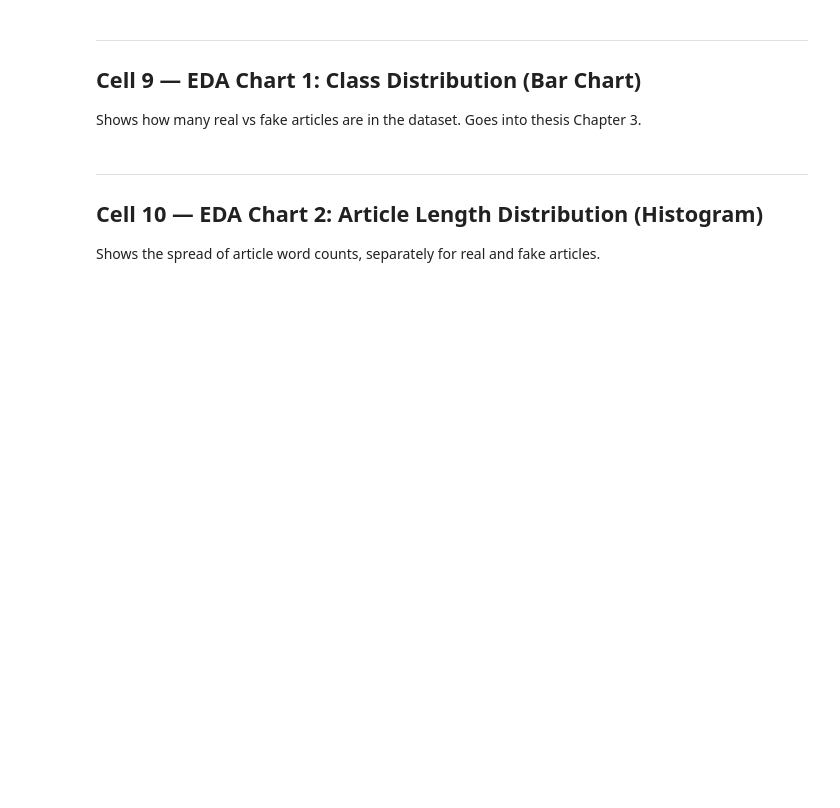
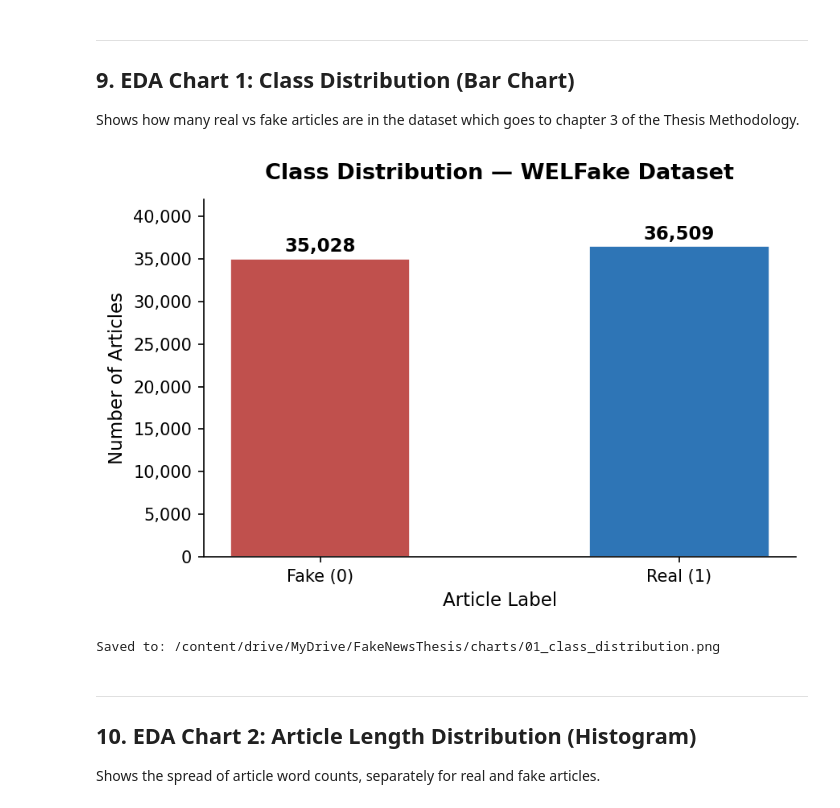
Before and after one commit to mikesayanka/fake-news-detection-thesis, a Jupyter notebook: phase2-data-prep/Phase2_DataPrep_GC3183502.ipynb, the cells around one changed output. Drawn from its saved outputs; the diff is of its cells as text; code cells hidden in the pictures; blank space fills up the shorter version.

Commit message:
Phase 2: fix WELFake label encoding — 0=fake, 1=real

```diff
--- a/phase2-data-prep/Phase2_DataPrep_GC3183502.ipynb
+++ b/phase2-data-prep/Phase2_DataPrep_GC3183502.ipynb
@@ -198,39 +310,42 @@ print('Label 0 = Real  |  Label 1 = Fake')
 # %% [markdown]
 ---
-## Cell 9 — EDA Chart 1: Class Distribution (Bar Chart)
-Shows how many real vs fake articles are in the dataset. Goes into thesis Chapter 3.
+## 9. EDA Chart 1: Class Distribution (Bar Chart)
+Shows how many real vs fake articles are in the dataset which goes to chapter 3 of the Thesis Methodology.
 # %%
 label_counts = df['label'].value_counts().sort_index()
-labels       = ['Real (0)', 'Fake (1)']
-colors       = [REAL_COLOR, FAKE_COLOR]
+labels       = ['Fake (0)', 'Real (1)']
+colors       = [FAKE_COLOR, REAL_COLOR]
 counts       = [label_counts[0], label_counts[1]]
 
 fig, ax = plt.subplots(figsize=(6, 4))
 
 bars = ax.bar(labels, counts, color=colors, width=0.5, edgecolor='white', linewidth=0.8)
 
 # Add count labels on top of each bar
 for bar, count in zip(bars, counts):
     ax.text(
         bar.get_x() + bar.get_width() / 2,
         bar.get_height() + 300,
         f'{count:,}',
         ha='center', va='bottom', fontsize=11, fontweight='bold'
     )
 
 ax.set_title('Class Distribution — WELFake Dataset', fontweight='bold', pad=12)
 ax.set_ylabel('Number of Articles')
 ax.set_xlabel('Article Label')
 ax.yaxis.set_major_formatter(mticker.FuncFormatter(lambda x, _: f'{int(x):,}'))
 ax.set_ylim(0, max(counts) * 1.15)
 
 plt.tight_layout()
 chart1_path = f'{CHARTS_DIR}/01_class_distribution.png'
 plt.savefig(chart1_path, bbox_inches='tight')
 plt.show()
 print(f'Saved to: {chart1_path}')
+# %% [output]
+[figure, added]
+Saved to: /content/drive/MyDrive/FakeNewsThesis/charts/01_class_distribution.png
 # %% [markdown]
 ---
-## Cell 10 — EDA Chart 2: Article Length Distribution (Histogram)
+## 10.  EDA Chart 2: Article Length Distribution (Histogram)
 Shows the spread of article word counts, separately for real and fake articles.
 # %%
```
Also changed, not shown: parts of 37 cells of this notebook.
